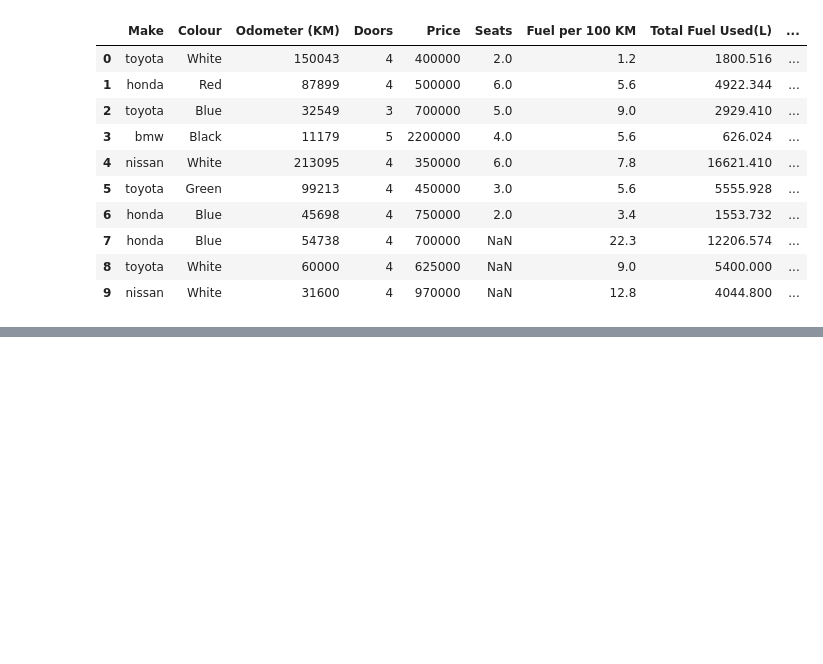
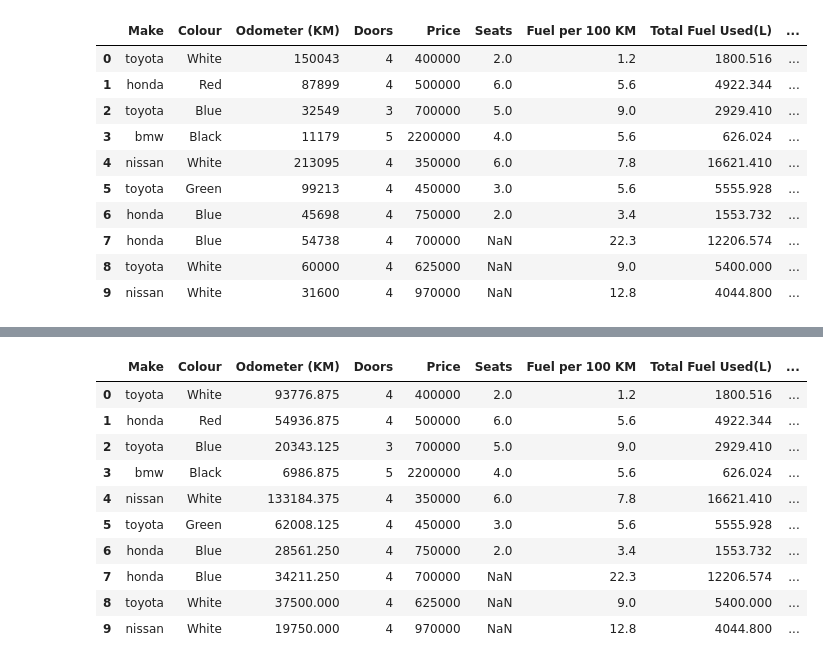
Before and after one commit to Jai3-ui/Machine-Learning-, a Jupyter notebook: Libraries/Pandas/Pandas.ipynb, the cells around one changed output, grey strips where cells are left out. Drawn from its saved outputs; the diff is of its cells as text; code cells hidden in the pictures; blank space fills up the shorter version.

```diff
--- a/Libraries/Pandas/Pandas.ipynb
+++ b/Libraries/Pandas/Pandas.ipynb
@@ -633,0 +632,15 @@ car_sales["Odometer "]
+# %%
+car_sales["Odometer (KM)"]=car_sales["Odometer (KM)"].apply(lambda x:x/1.6)
+car_sales
+# %% [output]
+|  | Make | Colour | Odometer (KM) | Doors | Price | Seats | Fuel per 100 KM | Total Fuel Used(L) | ... |
+| 0 | toyota | White | 93776.875 | 4 | 400000 | 2.0 | 1.2 | 1800.516 | ... |
+| 1 | honda | Red | 54936.875 | 4 | 500000 | 6.0 | 5.6 | 4922.344 | ... |
+| 2 | toyota | Blue | 20343.125 | 3 | 700000 | 5.0 | 9.0 | 2929.410 | ... |
+| 3 | bmw | Black | 6986.875 | 5 | 2200000 | 4.0 | 5.6 | 626.024 | ... |
+| 4 | nissan | White | 133184.375 | 4 | 350000 | 6.0 | 7.8 | 16621.410 | ... |
+| 5 | toyota | Green | 62008.125 | 4 | 450000 | 3.0 | 5.6 | 5555.928 | ... |
+| 6 | honda | Blue | 28561.250 | 4 | 750000 | 2.0 | 3.4 | 1553.732 | ... |
+| 7 | honda | Blue | 34211.250 | 4 | 700000 | NaN | 22.3 | 12206.574 | ... |
+| 8 | toyota | White | 37500.000 | 4 | 625000 | NaN | 9.0 | 5400.000 | ... |
+| 9 | nissan | White | 19750.000 | 4 | 970000 | NaN | 12.8 | 4044.800 | ... |
```
Also changed, not shown: parts of 9 cells of this notebook, 1 other file.
